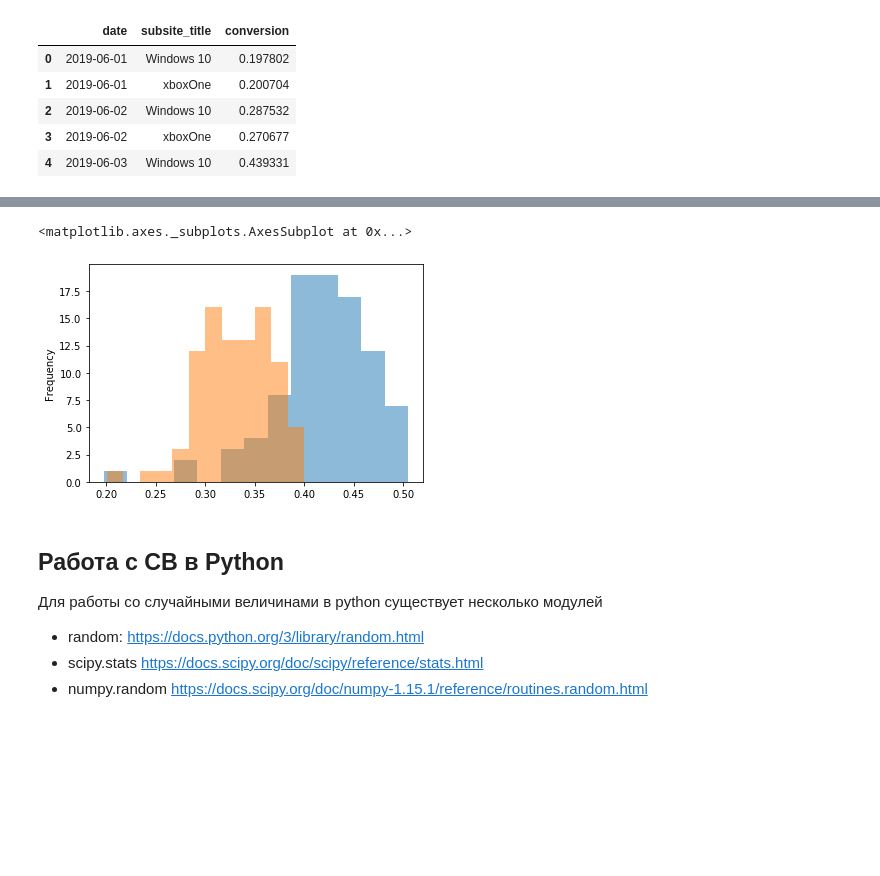
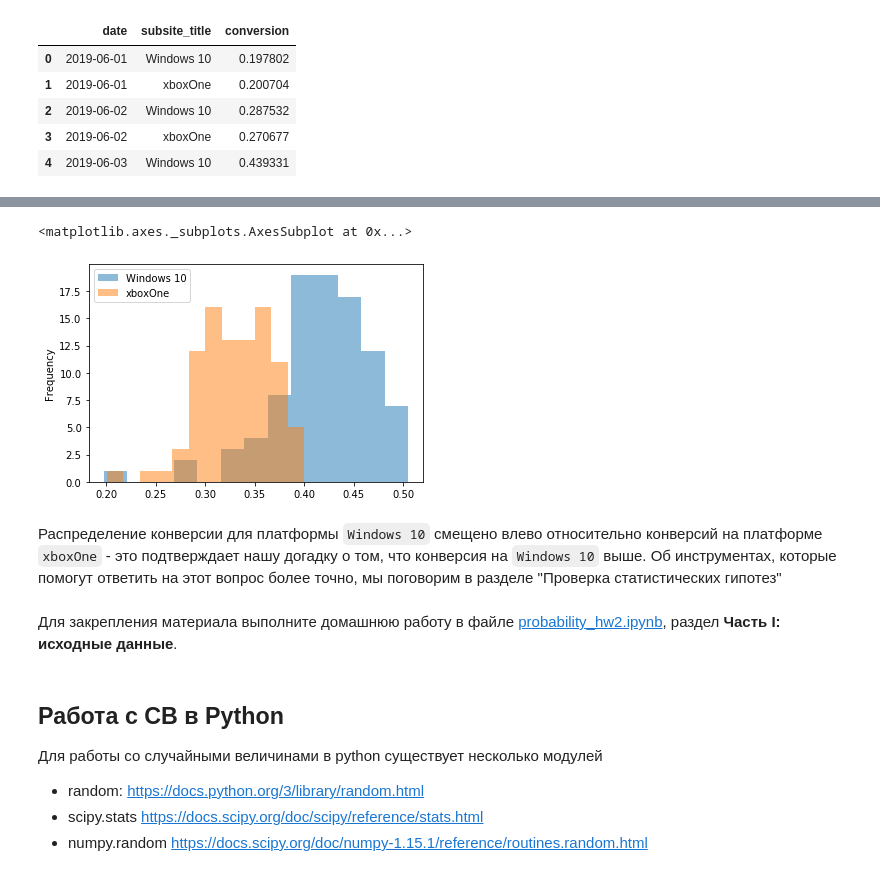
Before and after one commit to adzhumurat/data_management, a Jupyter notebook: docker_compose/data_client/app/jupyter_notebooks/probability.ipynb, the cells around one changed output, grey strips where cells are left out. Saved outputs shown, nothing was run; the diff lists cells and outputs as text; code cells hidden in the pictures; blank space fills up the shorter version.

Commit message:
Добавлена домашка по вычислению конверсий

```diff
--- a/docker_compose/data_client/app/jupyter_notebooks/probability.ipynb
+++ b/docker_compose/data_client/app/jupyter_notebooks/probability.ipynb
@@ -409,9 +430,20 @@ df2.plot(ax=ax)
 # %%
-ax = conversion_df[conversion_df['subsite_title']=='Windows 10']['conversion'].plot(kind='hist', alpha=0.5, bins=13)
-conversion_df[conversion_df['subsite_title']=='xboxOne']['conversion'].plot(kind='hist', alpha=0.5, bins=12)
+# Windows 10
+ax = conversion_df[
+    conversion_df['subsite_title']=='Windows 10'
+]['conversion'].plot(kind='hist', alpha=0.5, bins=13, label='Windows 10', legend=True)
+
+# xboxOne
+conversion_df[
+    conversion_df['subsite_title']=='xboxOne'
+]['conversion'].plot(kind='hist', alpha=0.5, bins=12, label='xboxOne', legend=True)
 # %% [output]
 <matplotlib.axes._subplots.AxesSubplot at 0x...>
-[figure, old version]
+[figure, new version]
+# %% [markdown]
+Распределение конверсии для платформы `Windows 10` смещено влево относительно конверсий на платформе `xboxOne` - это подтверждает нашу догадку о том, что конверсия на `Windows 10` выше. Об инструментах, которые помогут ответить на этот вопрос более точно, мы поговорим в разделе "Проверка статистических гипотез"
+# %% [markdown]
+Для закрепления материала выполните домашнюю работу в файле [probability_hw2.ipynb](./probability_hw2.ipynb), раздел **Часть I: исходные данные**.
 # %% [markdown]
 ## Работа с СВ в Python
 
```
Also changed, not shown: parts of 10 cells of this notebook, 1 other file.
